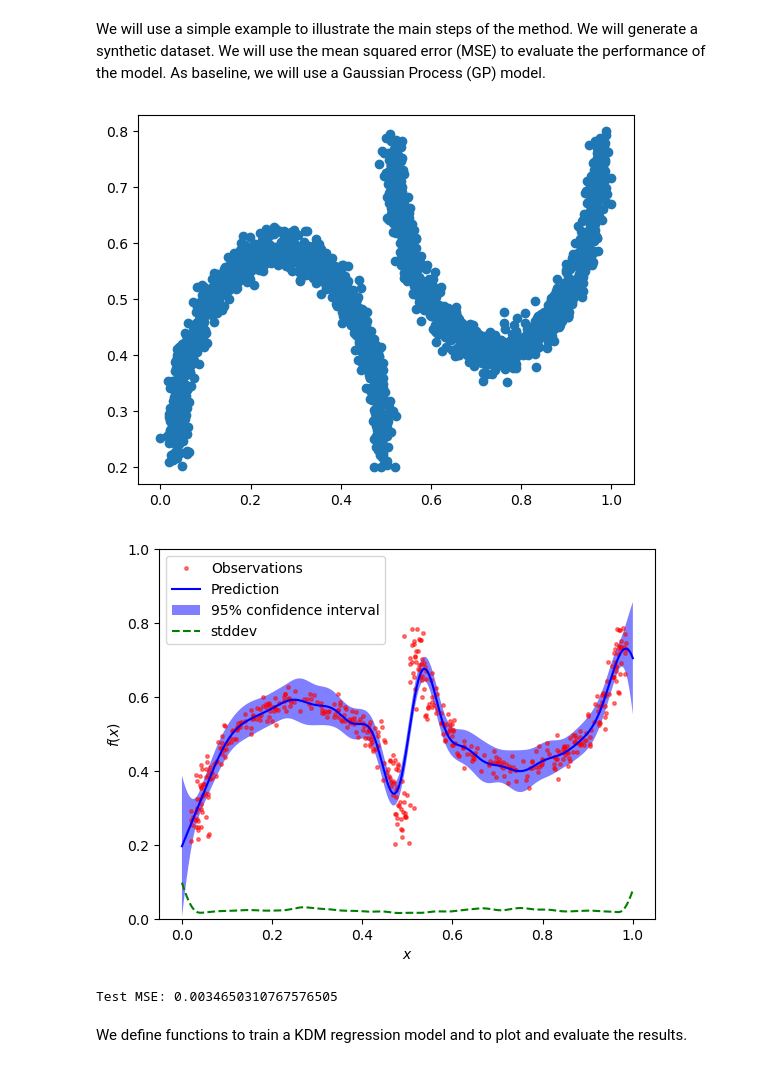
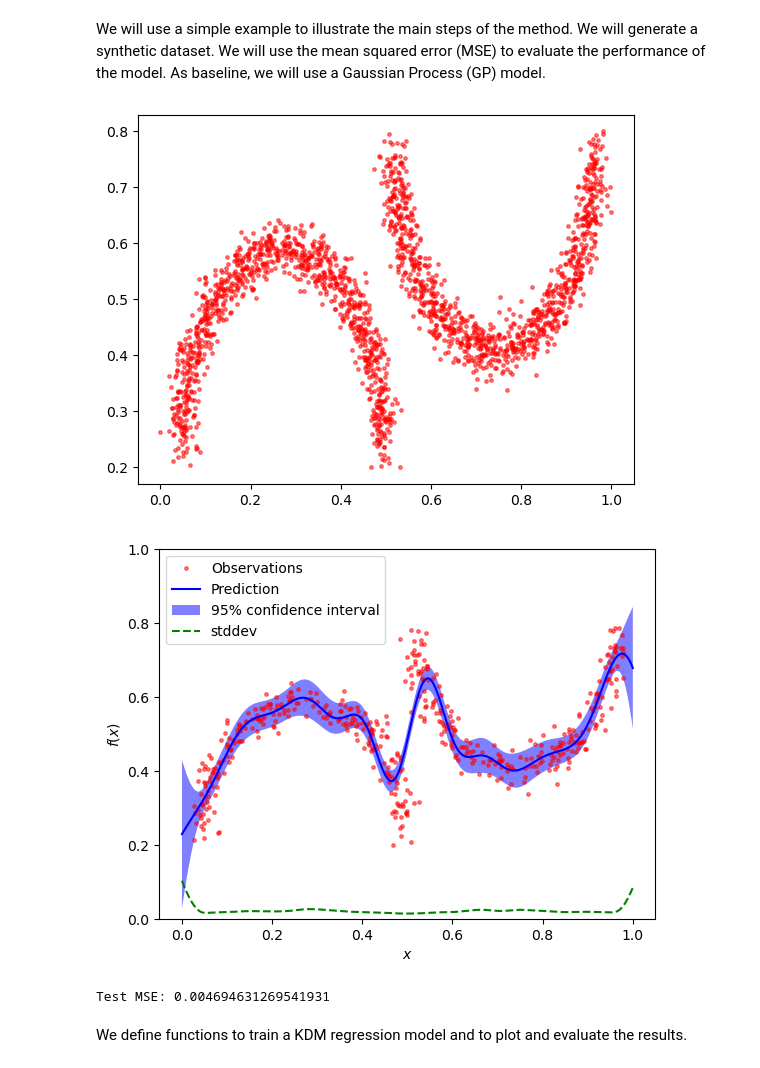
Before and after one commit to fagonzalezo/kdm, a Jupyter notebook: examples/kdm_regression.ipynb, the cells around one changed output. Drawn from its saved outputs; the diff is of its cells as text; code cells hidden in the pictures.

```diff
--- a/examples/kdm_regression.ipynb
+++ b/examples/kdm_regression.ipynb
@@ -32,7 +32,7 @@ np.random.seed(1)
 num_train_samples = 500
 
 # create a two moons dataset
-X, y = make_moons(n_samples=2000, noise=0.05)
+X, y = make_moons(n_samples=2000, noise=0.07)
 
 # move the points from class two to the right and to the top
 X[y == 1, 0] += 1.1
@@ -48,7 +48,7 @@ scaler = MinMaxScaler((0.2, 0.8))
 y = scaler.fit_transform(y)
 
 # plot the dataset
-plt.scatter(X, y, label='Class 0')
+plt.plot(X, y, 'r.', markersize=5, label='Observations', alpha=0.5)
 plt.show()
 
 X_train, X_test = X[:num_train_samples], X[num_train_samples:]
@@ -59,36 +59,36 @@ kernel = ConstantKernel(1.0, (1e-3, 1e3)) * RBF(10., (1e-2, 1e2))
 gp = GaussianProcessRegressor(kernel=kernel, alpha= 0.01,# dy ** 2,
                               n_restarts_optimizer=10)
 
 # Fit to data using Maximum Likelihood Estimation of the parameters
 gp.fit(X_train, y_train)
 
 # Make the prediction on the meshed x-axis (ask for MSE as well)
 x = np.atleast_2d(np.linspace(0, 1, 1000)).T
 y_pred, sigma = gp.predict(x, return_std=True)
 
 # Plot the function, the prediction and the 95% confidence interval based on
 # the MSE
 plt.figure()
 plt.plot(X_train.ravel(), y_train, 'r.', markersize=5, label='Observations', alpha=0.5)
 plt.plot(x, y_pred, 'b-', label='Prediction')
 plt.fill_between(x[:,0], y_pred - 1.9600 * sigma, y_pred + 1.9600 * sigma,
          alpha=.5, fc='b', ec='None', label='95% confidence interval')
 
 plt.plot(x[:,0], sigma, 'g--', label='stddev')
 
 plt.xlabel('$x$')
 plt.ylabel('$f(x)$')
 plt.ylim(0, 1)
 plt.legend(loc='upper left')
 
 plt.show()
 y_pred_test = gp.predict(X_test)
 
 print(f"Test MSE: {mean_squared_error(y_test, y_pred_test)}")
 # %% [output]
-[figure, old version]
+[figure, new version]
-[figure, old version]
+[figure, new version]
-Test MSE: 0.0034650310767576505
+Test MSE: 0.004694631269541931
 # %% [markdown]
 We define functions to train a KDM regression model and to plot and evaluate the results.
 # %%
```
Also changed, not shown: parts of 9 cells of this notebook, 1 other file.
